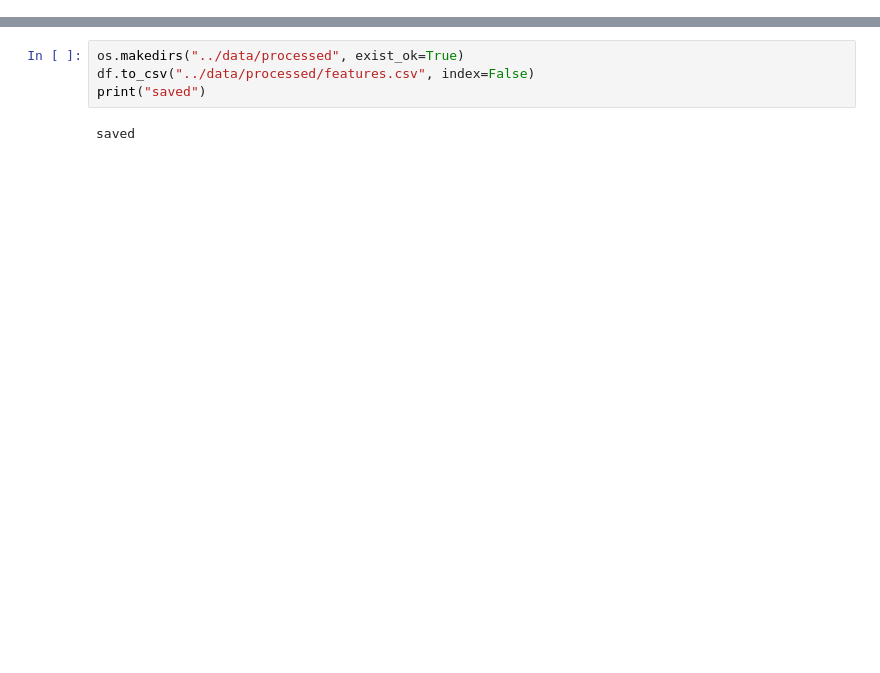
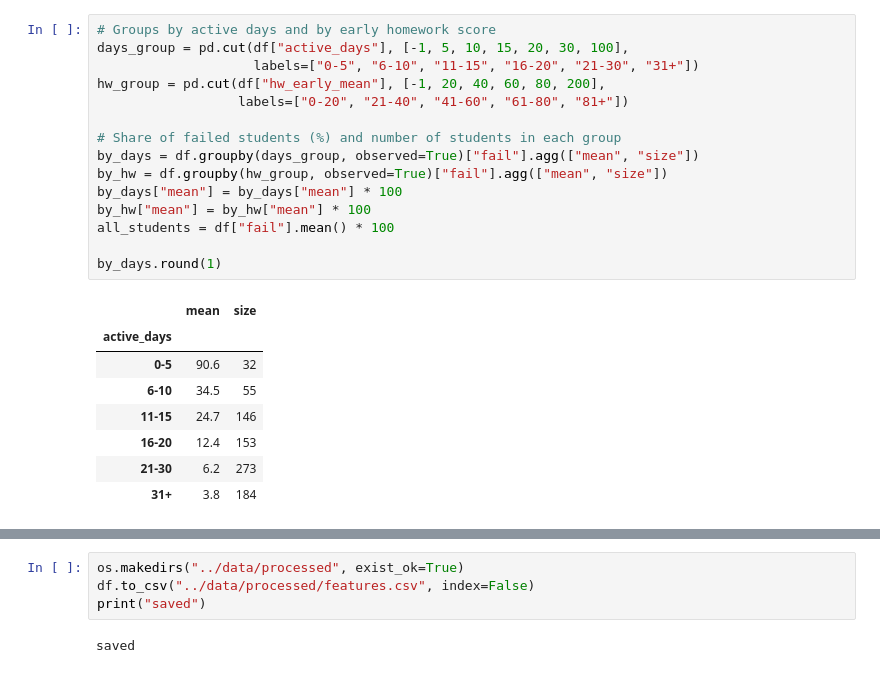
Before and after one commit to anderhinn/Project-F1-Moodle_Activity, a Jupyter notebook: hw10/01_data_prep_denis.ipynb, the cells around one changed output, grey strips where cells are left out. Saved outputs shown, nothing was run; the diff lists cells and outputs as text; blank space fills up the shorter version.

```diff
--- a/hw10/01_data_prep_denis.ipynb
+++ b/hw10/01_data_prep_denis.ipynb
@@ -221,0 +259,24 @@ We save the table into `data/processed/`. The `data` folder is in `.gitignore`,
+# %%
+# Groups by active days and by early homework score
+days_group = pd.cut(df["active_days"], [-1, 5, 10, 15, 20, 30, 100],
+                    labels=["0-5", "6-10", "11-15", "16-20", "21-30", "31+"])
+hw_group = pd.cut(df["hw_early_mean"], [-1, 20, 40, 60, 80, 200],
+                  labels=["0-20", "21-40", "41-60", "61-80", "81+"])
+
+# Share of failed students (%) and number of students in each group
+by_days = df.groupby(days_group, observed=True)["fail"].agg(["mean", "size"])
+by_hw = df.groupby(hw_group, observed=True)["fail"].agg(["mean", "size"])
+by_days["mean"] = by_days["mean"] * 100
+by_hw["mean"] = by_hw["mean"] * 100
+all_students = df["fail"].mean() * 100
+
+by_days.round(1)
+# %% [output]
+|  | mean | size |
+| active_days |  |  |
+| 0-5 | 90.6 | 32 |
+| 6-10 | 34.5 | 55 |
+| 11-15 | 24.7 | 146 |
+| 16-20 | 12.4 | 153 |
+| 21-30 | 6.2 | 273 |
+| 31+ | 3.8 | 184 |
```
Also changed, not shown: parts of 52 cells of this notebook, 4 other files.
